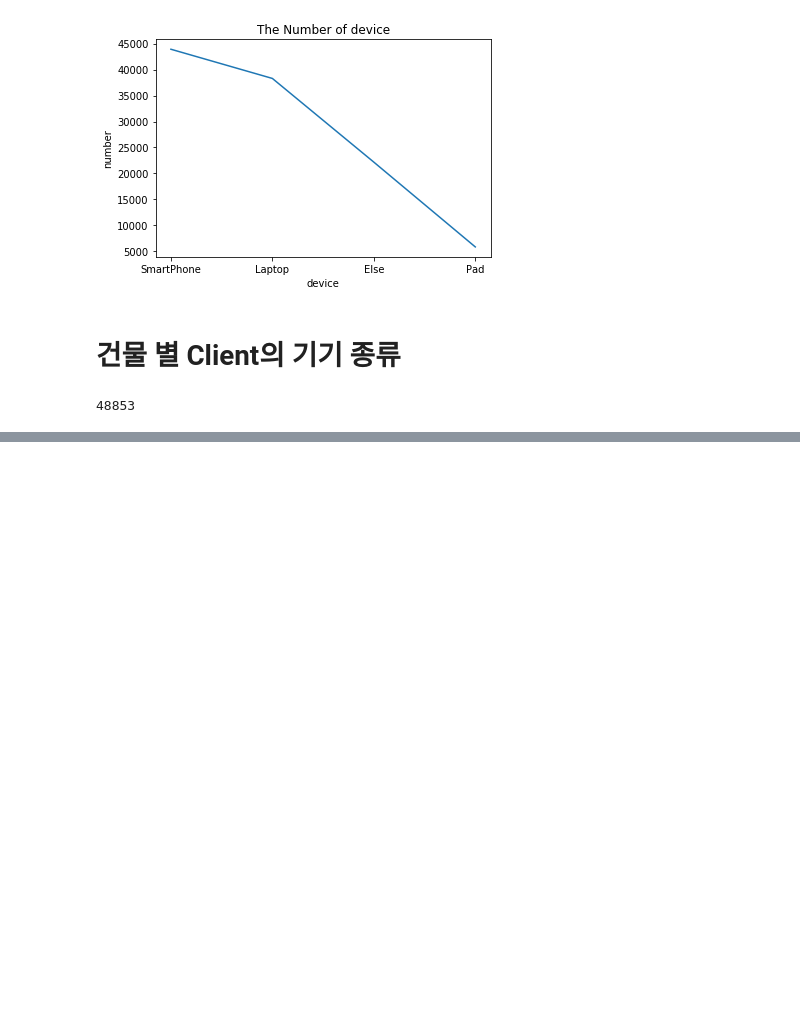
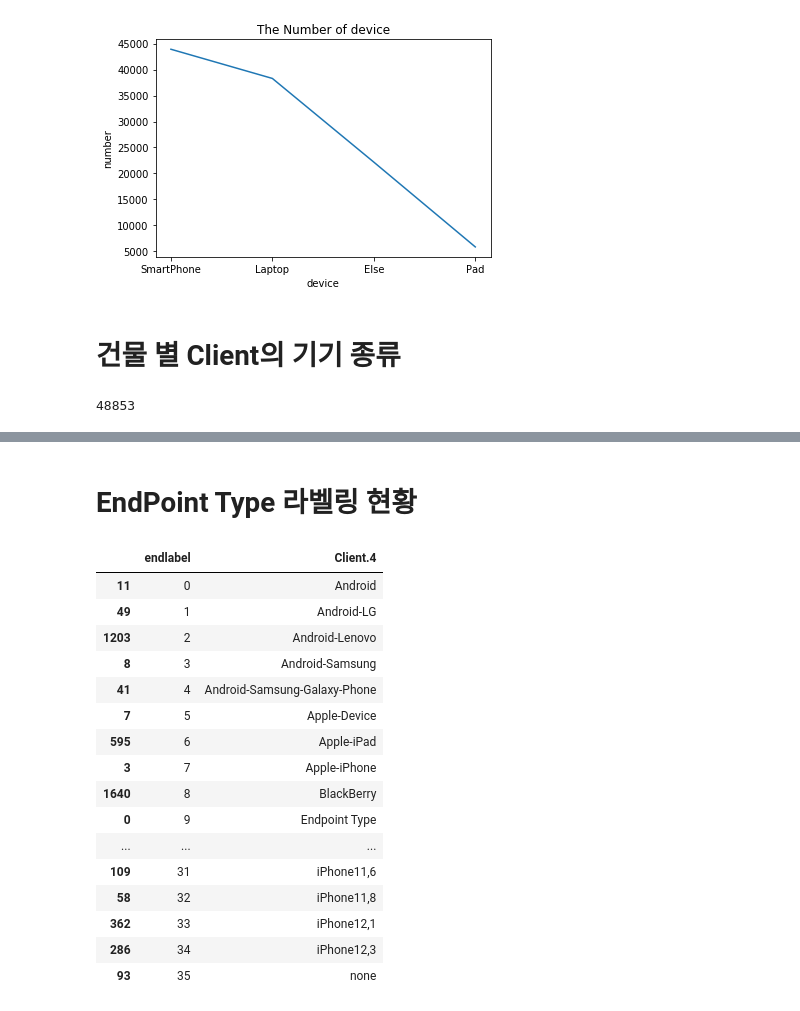
Before and after one commit to leeEunJooo/NetworkAssociation, a Jupyter notebook: view_data-huiung.ipynb, the cells around one changed output, grey strips where cells are left out. Saved outputs shown, nothing was run; the diff lists cells and outputs as text; code cells hidden in the pictures; blank space fills up the shorter version.

```diff
--- a/view_data-huiung.ipynb
+++ b/view_data-huiung.ipynb
@@ -228,0 +272,25 @@ data[['Client.1', 'Client.8']][:1100]
+# %% [markdown]
+# EndPoint Type 라벨링 현황
+# %%
+x_columns = ['endlabel','Client.4']
+
+dudata1 = data1[x_columns].drop_duplicates()
+dudata1.sort_values(by='endlabel')
+# %% [output]
+|  | endlabel | Client.4 |
+| 11 | 0 | Android |
+| 49 | 1 | Android-LG |
+| 1203 | 2 | Android-Lenovo |
+| 8 | 3 | Android-Samsung |
+| 41 | 4 | Android-Samsung-Galaxy-Phone |
+| 7 | 5 | Apple-Device |
+| 595 | 6 | Apple-iPad |
+| 3 | 7 | Apple-iPhone |
+| 1640 | 8 | BlackBerry |
+| 0 | 9 | Endpoint Type |
+| ... | ... | ... |
+| 109 | 31 | iPhone11,6 |
+| 58 | 32 | iPhone11,8 |
+| 362 | 33 | iPhone12,1 |
+| 286 | 34 | iPhone12,3 |
+| 93 | 35 | none |
```
Also changed, not shown: parts of 14 cells of this notebook.
